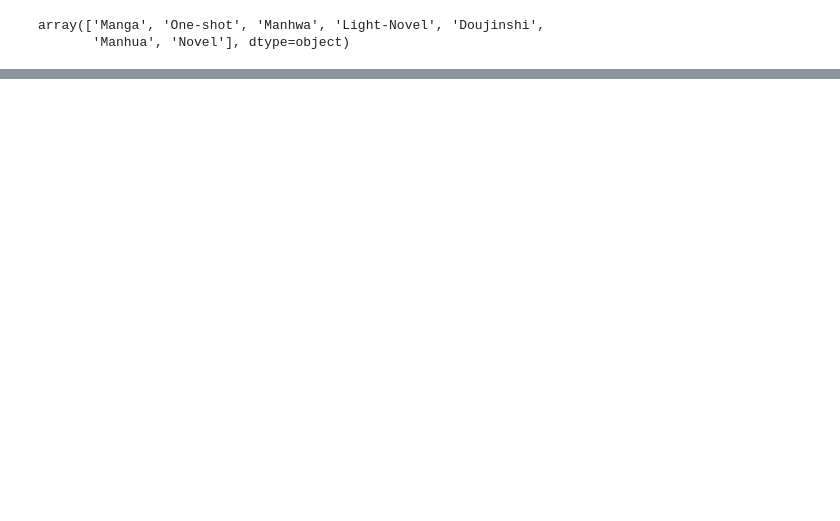
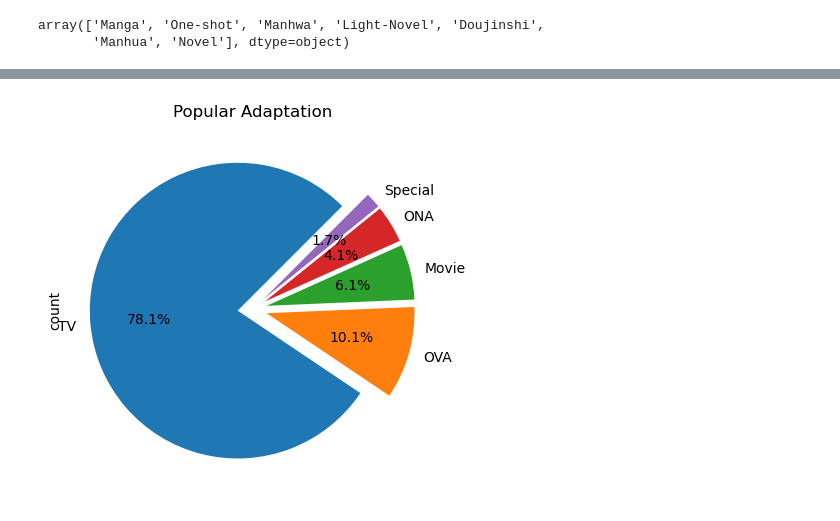
Before and after one commit to adunlap2/Project_1, a Jupyter notebook: Project_1/Analysis/Adaptation_Finder.ipynb, the cells around one changed output, grey strips where cells are left out. Saved outputs shown, nothing was run; the diff lists cells and outputs as text; code cells hidden in the pictures; blank space fills up the shorter version.

```diff
--- a/Project_1/Analysis/Adaptation_Finder.ipynb
+++ b/Project_1/Analysis/Adaptation_Finder.ipynb
@@ -50,0 +200,9 @@ merged_df.to_csv("same_title_adaptations.csv")
+# %%
+status_counts = title_status['Adaptation Type'].value_counts()
+explode = [0.1,0.1,0.1,0.1,0.1]  # Example explode values, adjust as needed
+
+status_counts.plot.pie(autopct='%1.1f%%', startangle=45, explode=explode)
+plt.title("Popular Adaptation")
+plt.show()
+# %% [output]
+[figure, added]
```
Also changed, not shown: parts of 13 cells of this notebook.
